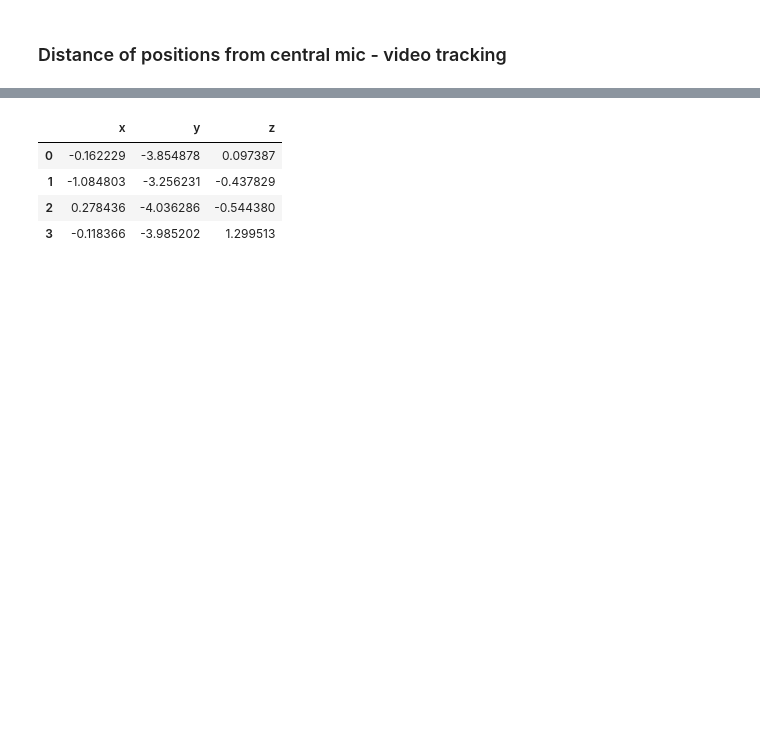
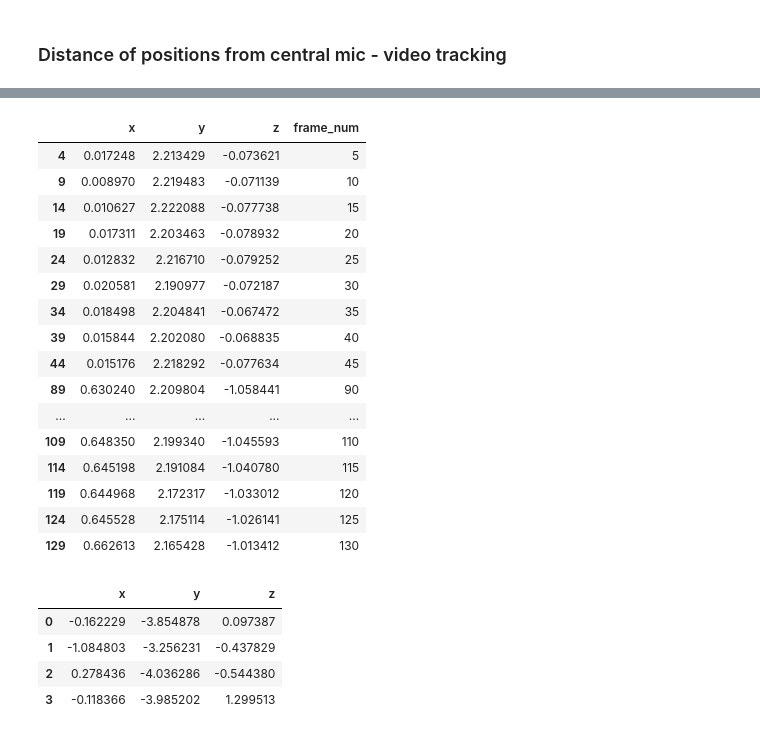
Before and after one commit to thejasvibr/projectushichka, a Jupyter notebook: acoustic-tracking/speaker-playbacks.ipynb, the cells around one changed output, grey strips where cells are left out. Drawn from its saved outputs; the diff is of its cells as text; code cells hidden in the pictures; blank space fills up the shorter version.

```diff
--- a/acoustic-tracking/speaker-playbacks.ipynb
+++ b/acoustic-tracking/speaker-playbacks.ipynb
@@ -55,0 +62,10 @@ array_audiohp = np.apply_along_axis(lambda X: signal.filtfilt(b,a,X),0,array_aud
+# %%
+digital_pbk_env = abs(signal.hilbert(cam_audio[:,-2]))
+# %%
+playbacks, num_pbks = ndimage.label(digital_pbk_env>0.005)
+playback_chunks = ndimage.find_objects(playbacks)
+playback_midpoints = np.array([np.mean([each[0].stop,each[0].start])/fs for each in playback_chunks])
+# This will give the exact frame numbers to digitise
+fps = 25
+
+playback_frames = np.array(playback_midpoints*fps, dtype=np.int32)+1 # to include the fact that frame 1 is the starting
@@ -306,3 +534,25 @@ speaker_posns
+# %%
+# choose only those frames with current playbacks
+pbk_posns_only = speaker_posns[speaker_posns['frame_num'].isin(playback_frames)]
+pbk_posns_only
+# %% [output]
+|  | x | y | z | frame_num |
+| 4 | 0.017248 | 2.213429 | -0.073621 | 5 |
+| 9 | 0.008970 | 2.219483 | -0.071139 | 10 |
+| 14 | 0.010627 | 2.222088 | -0.077738 | 15 |
+| 19 | 0.017311 | 2.203463 | -0.078932 | 20 |
+| 24 | 0.012832 | 2.216710 | -0.079252 | 25 |
+| 29 | 0.020581 | 2.190977 | -0.072187 | 30 |
+| 34 | 0.018498 | 2.204841 | -0.067472 | 35 |
+| 39 | 0.015844 | 2.202080 | -0.068835 | 40 |
+| 44 | 0.015176 | 2.218292 | -0.077634 | 45 |
+| 89 | 0.630240 | 2.209804 | -1.058441 | 90 |
+| ... | ... | ... | ... | ... |
+| 109 | 0.648350 | 2.199340 | -1.045593 | 110 |
+| 114 | 0.645198 | 2.191084 | -1.040780 | 115 |
+| 119 | 0.644968 | 2.172317 | -1.033012 | 120 |
+| 124 | 0.645528 | 2.175114 | -1.026141 | 125 |
+| 129 | 0.662613 | 2.165428 | -1.013412 | 130 |
 # %%
 video_mic_positions = pd.read_csv('video_tracking/mic_positions_video/DLTdv7_data_mics9-12positionsxyzpts.csv')
 mic_xyz = video_mic_positions[~pd.isna(video_mic_positions['pt1_X'])].reset_index(drop=True)
```
Also changed, not shown: parts of 45 cells of this notebook, 1 other file.
